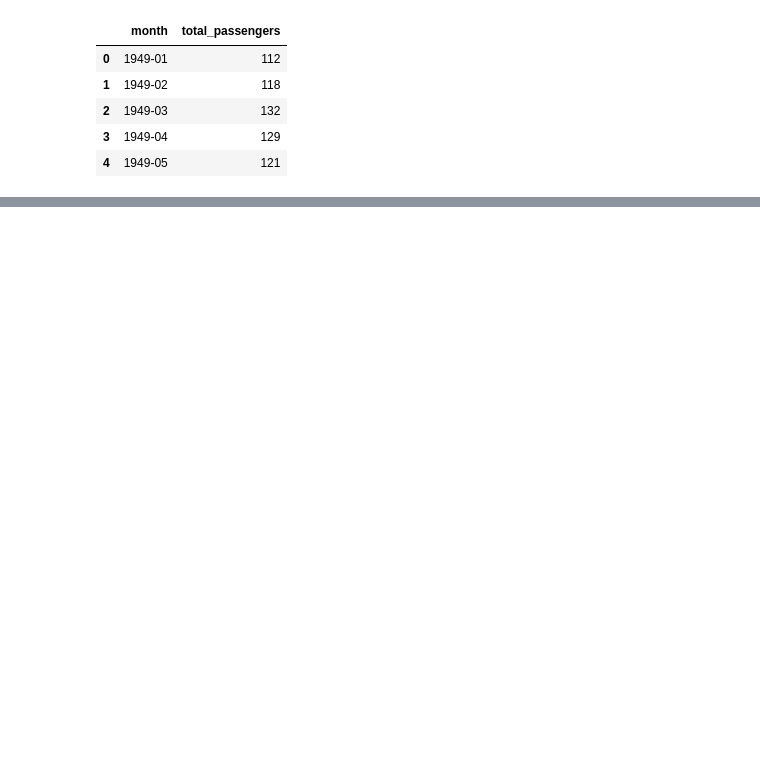
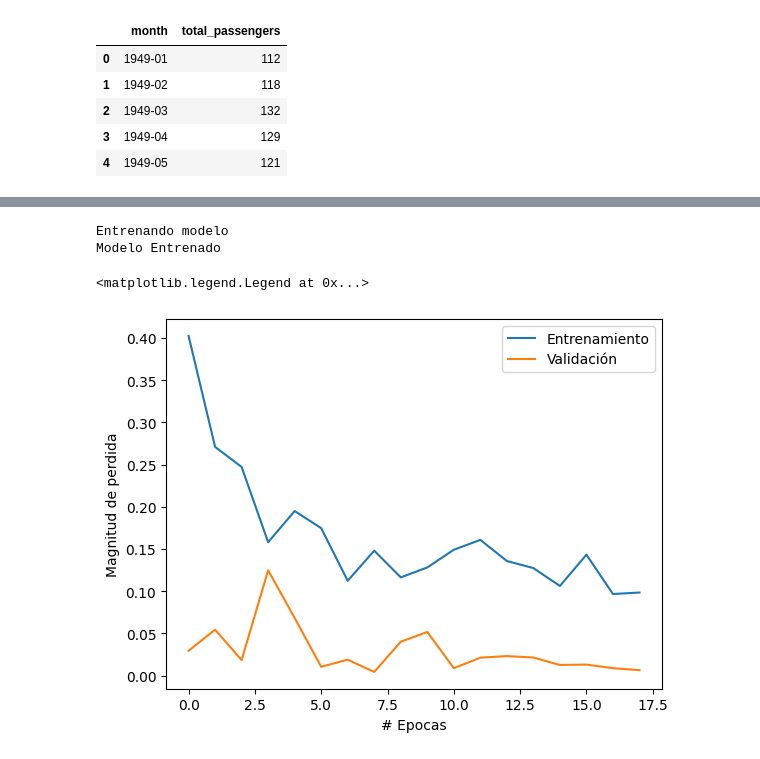
Before and after one commit to FrankRomeroT/H-bito, a Jupyter notebook: Redes Neuronales/Perceptrón Multicapa (MLP)/Regresión/Dia 32/airline_regresión.ipynb, the cells around one changed output, grey strips where cells are left out. Drawn from its saved outputs; the diff is of its cells as text; code cells hidden in the pictures; blank space fills up the shorter version.

```diff
--- a/Redes Neuronales/Perceptrón Multicapa (MLP)/Regresión/Dia 32/airline_regresión.ipynb
+++ b/Redes Neuronales/Perceptrón Multicapa (MLP)/Regresión/Dia 32/airline_regresión.ipynb
@@ -23,0 +114,29 @@ df2 = df.copy()
+# %%
+oculta = tf.keras.layers.Dense(units=32,activation='relu',input_shape=[X_train.shape[1]])
+dropout = tf.keras.layers.Dropout(0.3)
+oculta1 = tf.keras.layers.Dense(units=16,activation='relu')
+dropout1 = tf.keras.layers.Dropout(0.3)
+salida = tf.keras.layers.Dense(units=1,activation='linear')
+modelo = tf.keras.Sequential([oculta,dropout,oculta1,dropout1,salida])
+# %%
+modelo.compile(optimizer=tf.keras.optimizers.Adam(0.01),loss='mean_squared_error',metrics=['accuracy'])
+# %%
+# Implementar el early_stopping
+early_stopping = tf.keras.callbacks.EarlyStopping(monitor='val_loss',patience=10,restore_best_weights=True)
+# %%
+# Entrenar modelo
+print('Entrenando modelo')
+historial = modelo.fit(X_train,y_train,epochs=500,batch_size=16,verbose=False,validation_split=0.2,callbacks=[early_stopping])
+print('Modelo Entrenado')
+# %% [output]
+Entrenando modelo
+Modelo Entrenado
+# %%
+plt.xlabel('# Epocas')
+plt.ylabel('Magnitud de perdida')
+plt.plot(historial.history['loss'])
+plt.plot(historial.history['val_loss'])
+plt.legend(['Entrenamiento','Validación'])
+# %% [output]
+<matplotlib.legend.Legend at 0x...>
+[figure, added]
```
Also changed, not shown: parts of 14 cells of this notebook.
